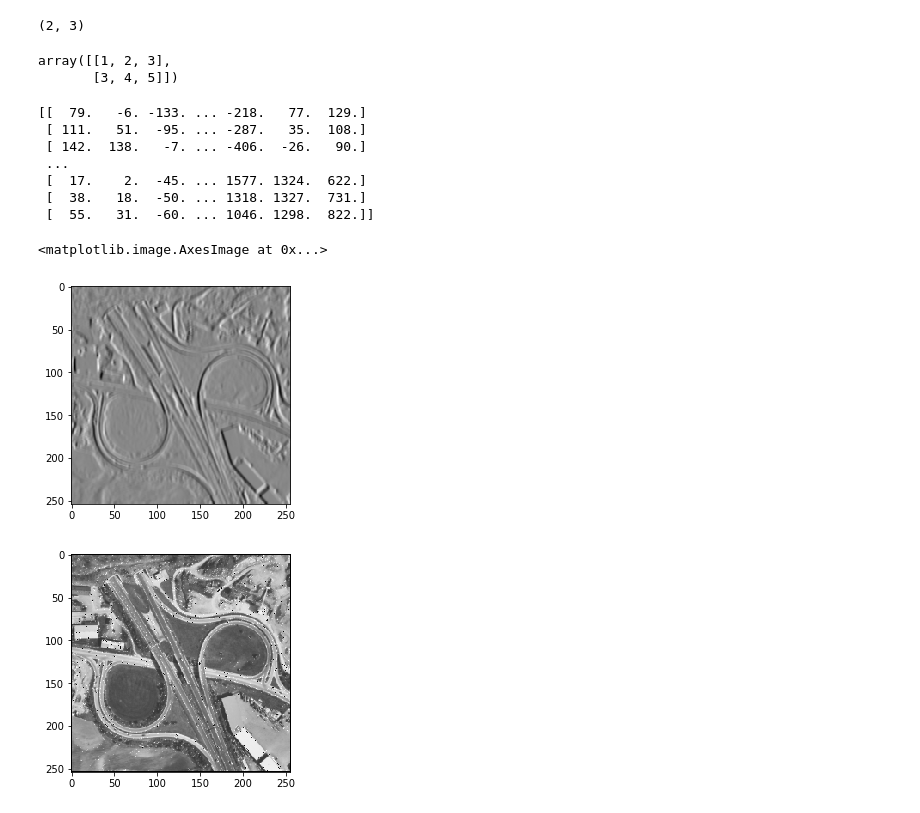
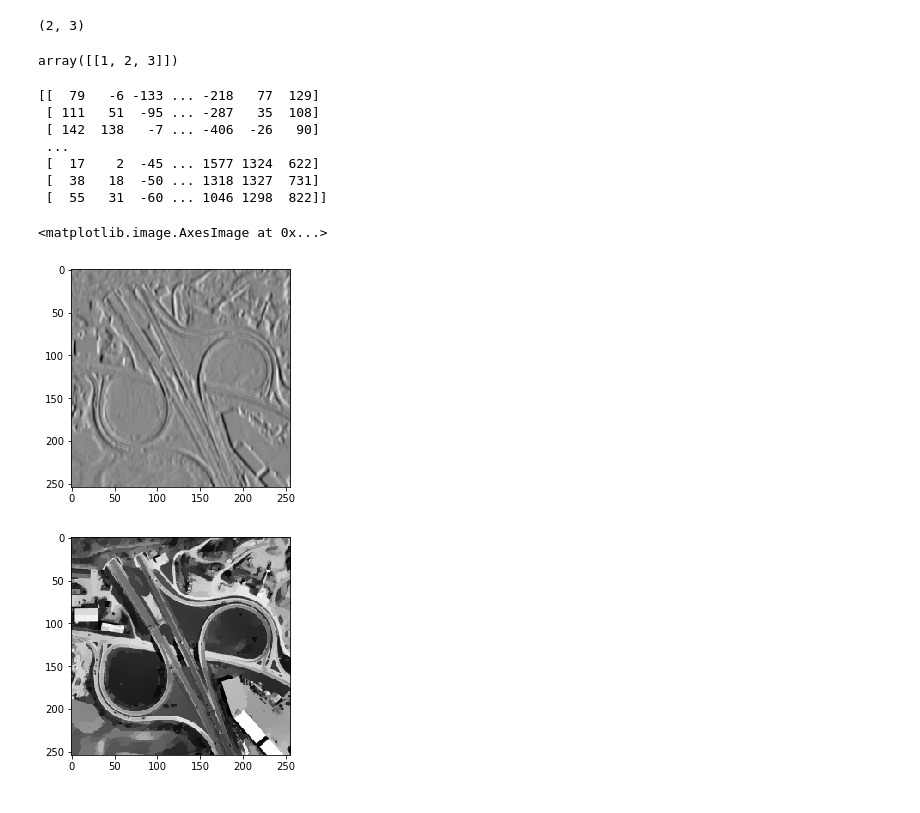
Before and after one commit to BHernandez18/Laboratorios---Procesamiento-de-Imagenes, a Jupyter notebook: Laboratorio 2 - Convolución y Filtros/Laboratorio 2.ipynb, the cells around one changed output. Cells and saved outputs as stored; diff of their text form; code cells hidden in the pictures.

Commit message:
[Tarea 1] "anisodiff" algorithm done

```diff
--- a/Laboratorio 2 - Convolución y Filtros/Laboratorio 2.ipynb
+++ b/Laboratorio 2 - Convolución y Filtros/Laboratorio 2.ipynb
@@ -74,7 +74,7 @@ def convolve(image, kernel):
 
     # Extending borders and generating output image matrix
     temporal_image = resize_image(image, padding)
-    output_image = np.zeros((image_height, image_width))
+    output_image = np.zeros((image_height, image_width), dtype=np.dtype(np.int32))
 
     # Iterating over the rows and columns of the extended image
     for i in np.arange(padding, image_height + padding):
@@ -90,28 +90,25 @@ def convolve(image, kernel):
     return output_image
 
 def diffusion_coefficient(gradient_value, K, option = 1):
-    if option == 1:
-        return np.exp(-(gradient_value/K)**2)
-    elif option == 2:
-        return 1 / (1 + (gradient_value/K)**2)
+    if option == 1: return np.exp(-(np.abs(gradient_value)/K)**2)
+    elif option == 2: return 1 / (1 + (np.abs(gradient_value)/K)**2)
+    else: return None
 
-
-
-def f(lam,b):
-    return np.exp(-1* (np.power(lam,2))/(np.power(b,2)))
-
-def anisodiff(im, steps, b, lam = 0.25):  #takes image input, the number of iterations,
-    im_new = np.zeros(im.shape, dtype=im.dtype)
-    for t in range(steps):
-        dn = im[:-2,1:-1] - im[1:-1,1:-1]
-        ds = im[2:,1:-1] - im[1:-1,1:-1]
-        de = im[1:-1,2:] - im[1:-1,1:-1]
-        dw = im[1:-1,:-2] - im[1:-1,1:-1]
-        im_new[1:-1,1:-1] = im[1:-1,1:-1] +\
-                            lam * (f(dn,b)*dn + f (ds,b)*ds +
-                                    f (de,b)*de + f (dw,b)*dw)
-        im = im_new
-    return im
+def anisotropic_diffusion(image, steps, K, _lambda = 0.25, diff_coef = 1):
+    #new_image = np.zeros(image.shape, dtype=image.dtype)
+    new_image = np.copy(image)
+    for t in np.arange(steps):
+        extended_image = resize_image(new_image, padding=1)
+        difference_north = extended_image[:-2, 1:-1] - extended_image[1:-1, 1:-1]
+        difference_south = extended_image[2:, 1:-1] - extended_image[1:-1, 1:-1]
+        difference_east = extended_image[1:-1, 2:] - extended_image[1:-1, 1:-1]
+        difference_west = extended_image[1:-1, :-2] - extended_image[1:-1, 1:-1]
+        new_image = new_image + _lambda * \
+                    (diffusion_coefficient(difference_north, K, diff_coef) * difference_north + \
+                     diffusion_coefficient(difference_south, K, diff_coef) * difference_south + \
+                     diffusion_coefficient(difference_east, K, diff_coef) * difference_east + \
+                     diffusion_coefficient(difference_west, K, diff_coef) * difference_west)
+    return new_image
 # %%
 gaussian_kernel = 1/273 * np.array([[1,4,7,4,1],
                            [4,16,26,16,4],
@@ -158,32 +155,32 @@ a.shape
 # %% [output]
 (2, 3)
 # %%
-a[0:2]
+a[0:-1]
 # %% [output]
-array([[1, 2, 3],
-       [3, 4, 5]])
+array([[1, 2, 3]])
 # %%
 kernel_detector_bordes = np.array([[1,2,0,-2,-1]]*5)
 a = convolve(image, kernel_detector_bordes)
 print(a)
 plt.imshow(a, cmap='gray')
 # %% [output]
-[[  79.   -6. -133. ... -218.   77.  129.]
- [ 111.   51.  -95. ... -287.   35.  108.]
- [ 142.  138.   -7. ... -406.  -26.   90.]
+[[  79   -6 -133 ... -218   77  129]
+ [ 111   51  -95 ... -287   35  108]
+ [ 142  138   -7 ... -406  -26   90]
  ...
- [  17.    2.  -45. ... 1577. 1324.  622.]
- [  38.   18.  -50. ... 1318. 1327.  731.]
- [  55.   31.  -60. ... 1046. 1298.  822.]]
+ [  17    2  -45 ... 1577 1324  622]
+ [  38   18  -50 ... 1318 1327  731]
+ [  55   31  -60 ... 1046 1298  822]]
 <matplotlib.image.AxesImage at 0x...>
 [figure]
 # %%
-im2 = anisodiff(image, 500, 0.15, 0.15)
+#im2 = anisodiff(image, 500, 0.15, 0.15)
+im2 = anisotropic_diffusion(image, 400, 0.9, _lambda = 0.25, diff_coef = 2)
 pyp.figure('Image AFTER Perona-Malik anisotropic diffusion')
 pyp.imshow(im2, cmap='gray')
 pyp.axis('on')
 
 
 pyp.show() #Display image
 # %% [output]
-[figure, old version]
+[figure, new version]
```
Also changed, not shown: parts of 1 cell of this notebook, 13 other files.
